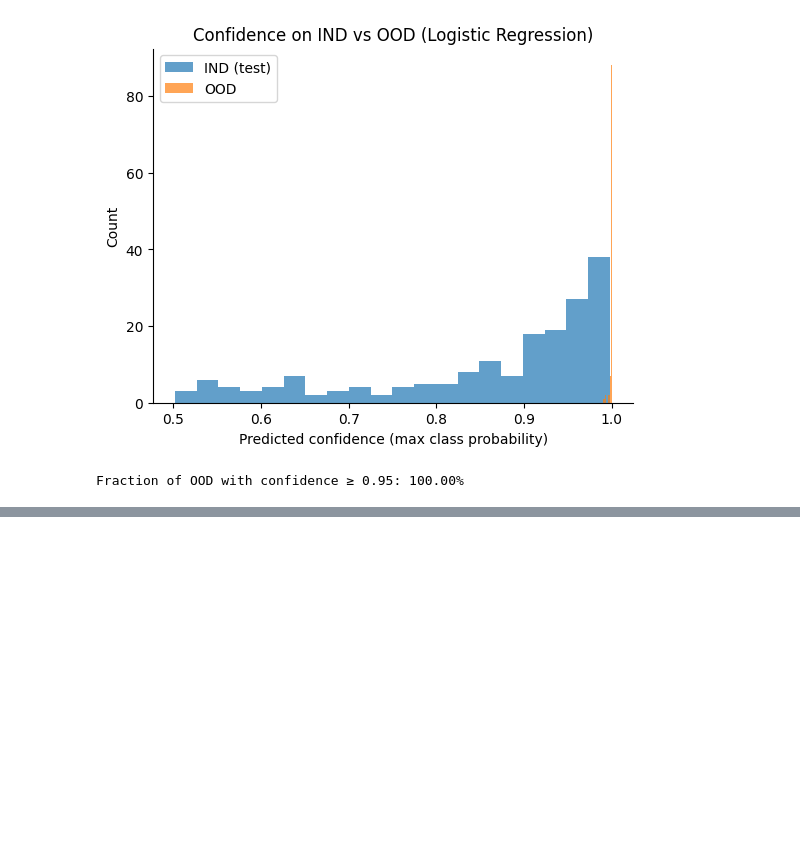
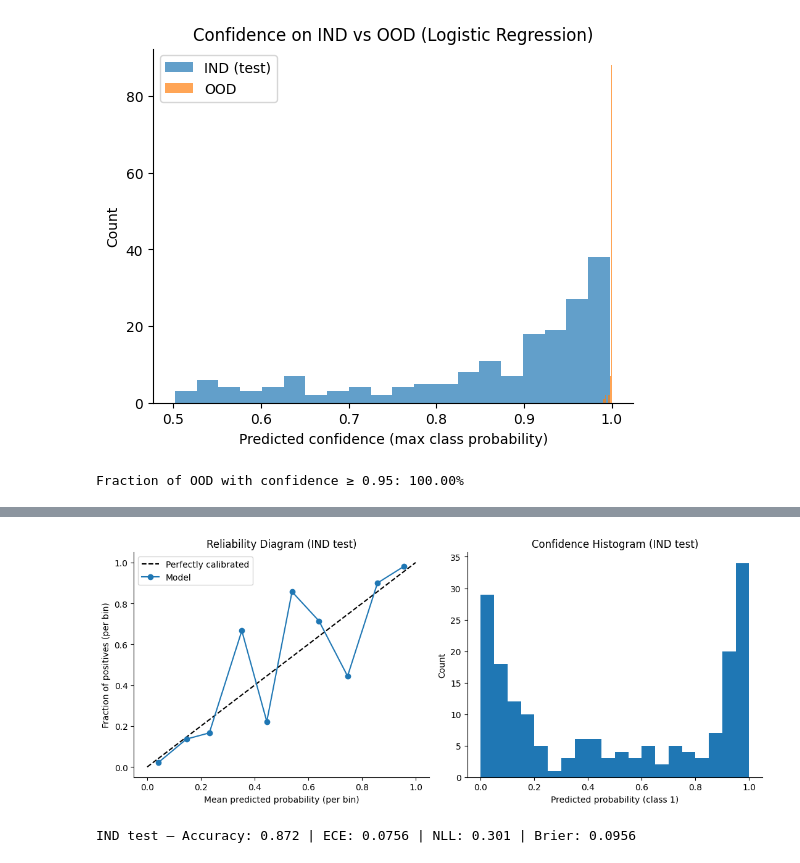
Before and after one commit to 0genblik/outlier-det, a Jupyter notebook: detection.ipynb, the cells around one changed output, grey strips where cells are left out. Drawn from its saved outputs; the diff is of its cells as text; code cells hidden in the pictures; blank space fills up the shorter version.

```diff
--- a/detection.ipynb
+++ b/detection.ipynb
@@ -239,0 +253,59 @@ Fraction of OOD with confidence ≥ 0.95: 100.00%
+# %%
+# --- Reliability diagram + ECE on IND test ---
+
+import matplotlib.pyplot as plt
+from sklearn.calibration import calibration_curve
+from sklearn.metrics import log_loss, brier_score_loss, accuracy_score
+
+# Get predicted probabilities for positive class on IND test
+y_prob_test = clf.predict_proba(X_ind_test)[:, 1]
+y_pred_test = (y_prob_test >= 0.5).astype(int)
+
+# Compute points for the reliability diagram
+prob_true, prob_pred = calibration_curve(y_ind_test, y_prob_test, n_bins=10, strategy='uniform')
+
+def expected_calibration_error(y_true, y_prob, n_bins=10):
+    """
+    ECE with uniform bins in [0,1]. Lower is better.
+    """
+    bins = np.linspace(0.0, 1.0, n_bins + 1)
+    bin_ids = np.digitize(y_prob, bins) - 1
+    ece = 0.0
+    total = len(y_true)
+    for b in range(n_bins):
+        mask = bin_ids == b
+        if np.any(mask):
+            conf = np.mean(y_prob[mask])
+            acc  = np.mean(y_true[mask])
+            ece += np.abs(acc - conf) * (mask.sum() / total)
+    return ece
+
+ece_before   = expected_calibration_error(y_ind_test, y_prob_test, n_bins=10)
+nll_before   = log_loss(y_ind_test, y_prob_test)         # negative log-likelihood
+brier_before = brier_score_loss(y_ind_test, y_prob_test) # prob. accuracy
+acc_test     = accuracy_score(y_ind_test, y_pred_test)
+
+# Plot reliability diagram + confidence histogram
+fig, ax = plt.subplots(1, 2, figsize=(11,4.6))
+
+# Reliability curve
+ax[0].plot([0,1], [0,1], 'k--', label='Perfectly calibrated')
+ax[0].plot(prob_pred, prob_true, 'o-', label='Model')
+ax[0].set_xlabel('Mean predicted probability (per bin)')
+ax[0].set_ylabel('Fraction of positives (per bin)')
+ax[0].set_title('Reliability Diagram (IND test)')
+ax[0].legend(loc='upper left')
+
+# Confidence histogram
+ax[1].hist(y_prob_test, bins=20, range=(0,1))
+ax[1].set_xlabel("Predicted probability (class 1)")
+ax[1].set_ylabel("Count")
+ax[1].set_title("Confidence Histogram (IND test)")
+
+plt.tight_layout()
+plt.show()
+
+print(f"IND test — Accuracy: {acc_test:.3f} | ECE: {ece_before:.4f} | NLL: {nll_before:.3f} | Brier: {brier_before:.4f}")
+# %% [output]
+[figure, added]
+IND test — Accuracy: 0.872 | ECE: 0.0756 | NLL: 0.301 | Brier: 0.0956
```
Also changed, not shown: parts of 5 cells of this notebook.
